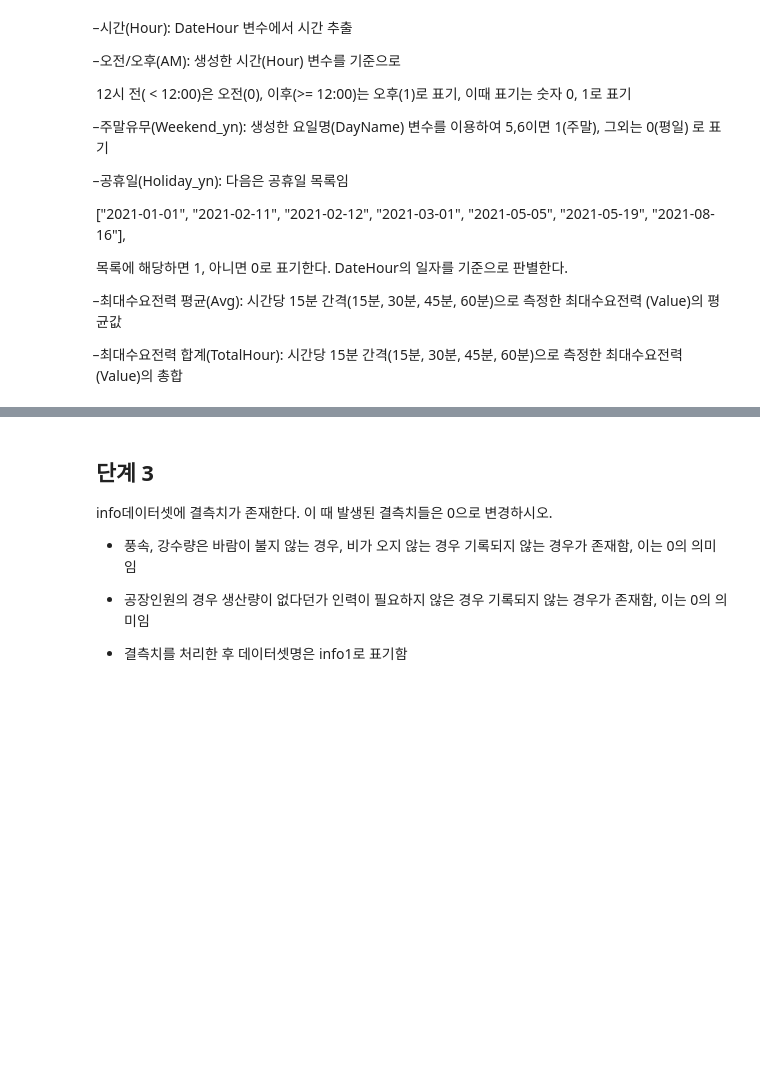
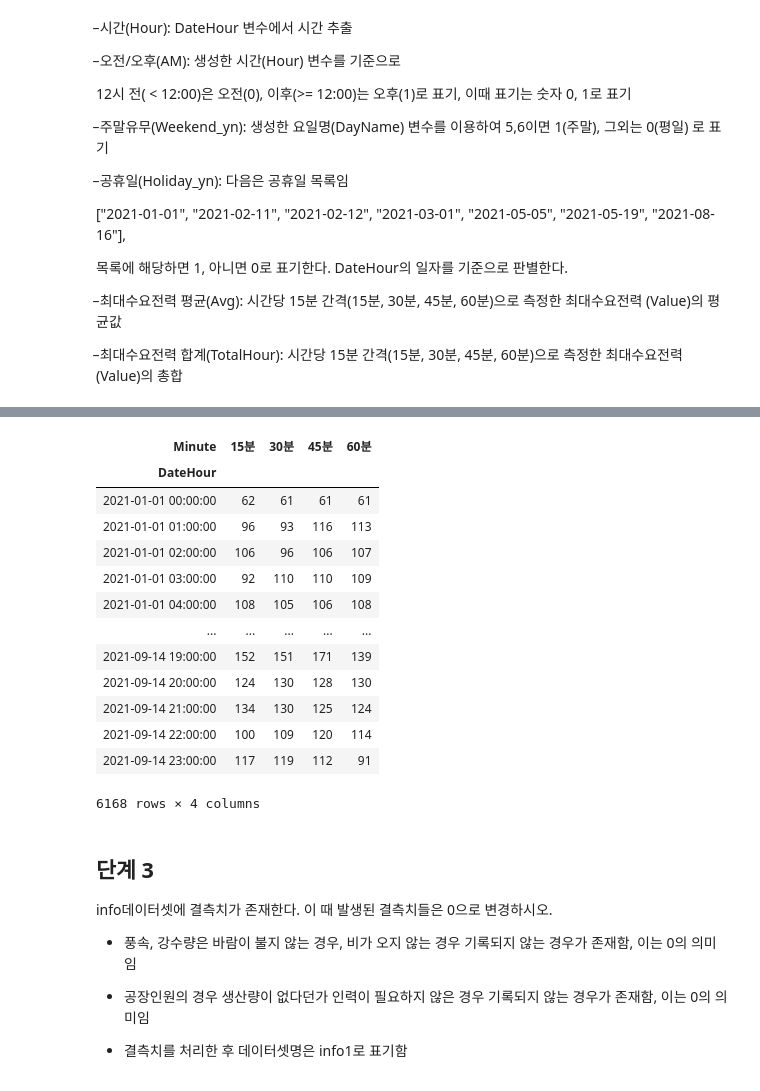
Before and after one commit to sunkusun9/DS_lv3_2506_2, a Jupyter notebook: sec_ds_lv3_prob3_prob.ipynb, the cells around one changed output, grey strips where cells are left out. Cells and saved outputs as stored; diff of their text form; code cells hidden in the pictures; blank space fills up the shorter version.

```diff
--- a/sec_ds_lv3_prob3_prob.ipynb
+++ b/sec_ds_lv3_prob3_prob.ipynb
@@ -195,3 +313,20 @@ memory usage: 433.8 KB
+# %%
+df_elec1
+# %% [output]
+| Minute | 15분 | 30분 | 45분 | 60분 |
+| DateHour |  |  |  |  |
+| 2021-01-01 00:00:00 | 62 | 61 | 61 | 61 |
+| 2021-01-01 01:00:00 | 96 | 93 | 116 | 113 |
+| 2021-01-01 02:00:00 | 106 | 96 | 106 | 107 |
+| 2021-01-01 03:00:00 | 92 | 110 | 110 | 109 |
+| 2021-01-01 04:00:00 | 108 | 105 | 106 | 108 |
+| ... | ... | ... | ... | ... |
+| 2021-09-14 19:00:00 | 152 | 151 | 171 | 139 |
+| 2021-09-14 20:00:00 | 124 | 130 | 128 | 130 |
+| 2021-09-14 21:00:00 | 134 | 130 | 125 | 124 |
+| 2021-09-14 22:00:00 | 100 | 109 | 120 | 114 |
+| 2021-09-14 23:00:00 | 117 | 119 | 112 | 91 |
+6168 rows × 4 columns
 # %% [markdown]
 ## 단계 3
 
```
Also changed, not shown: parts of 10 cells of this notebook.
